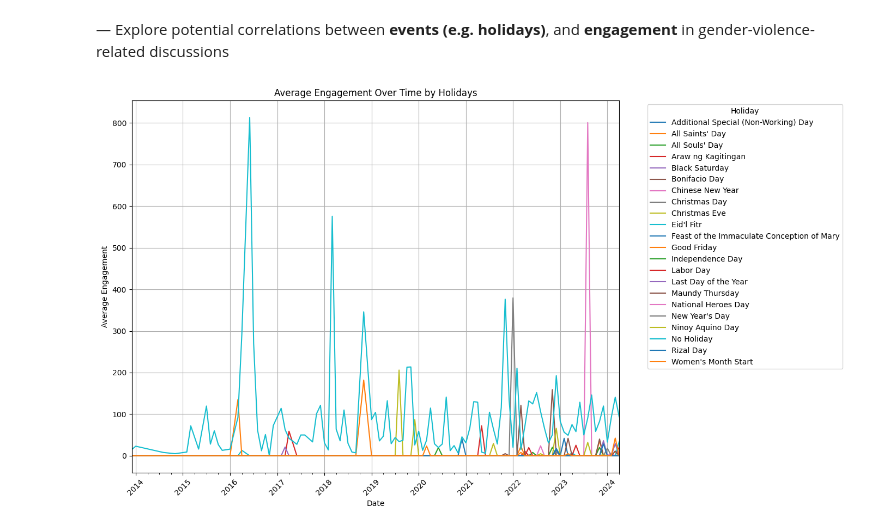
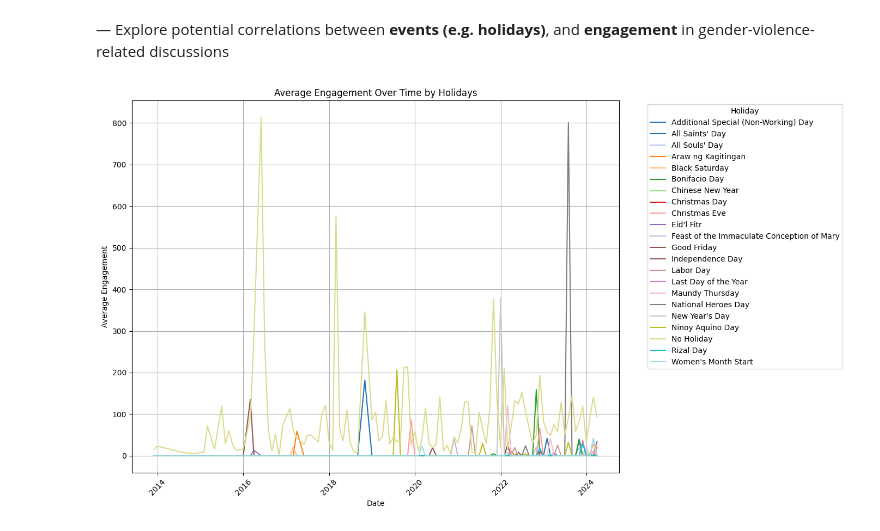
Before and after one commit to cessbub/cs132, a Jupyter notebook: src/Time Series Models.ipynb, the cells around one changed output. Cells and saved outputs as stored; diff of their text form; code cells hidden in the pictures.

```diff
--- a/src/Time Series Models.ipynb
+++ b/src/Time Series Models.ipynb
@@ -341,11 +345,24 @@ monthly_engagement_age_grouped = df.groupby(['year_month', 'age_group'])['engage
 
 age_group_engagement_pivot = monthly_engagement_age_grouped.pivot(index='year_month', columns='age_group', values='engagement').fillna(0)
 
-age_group_engagement_pivot.plot(kind='line', figsize=(14, 8))
+if isinstance(age_group_engagement_pivot.index, pd.PeriodIndex):
+    age_group_engagement_pivot.index = age_group_engagement_pivot.index.to_timestamp()
+
+num_age_groups = age_group_engagement_pivot.columns.size
+
+cmap = plt.colormaps.get_cmap('tab20')
+colors = [cmap(i / num_age_groups) for i in range(num_age_groups)]
+
+fig, ax = plt.subplots(figsize=(14, 8))
+for i, column in enumerate(age_group_engagement_pivot.columns):
+    ax.plot(age_group_engagement_pivot.index, age_group_engagement_pivot[column], label=column, color=colors[i])
+
 plt.title('Average Engagement Over Time by Age Group')
 plt.xlabel('Date')
 plt.ylabel('Average Engagement')
+
 plt.legend(title='Age Group', bbox_to_anchor=(1.05, 1), loc='upper left')
+
 plt.grid(True)
 plt.xticks(rotation=45)
 plt.tight_layout()
@@ -367,4 +384,6 @@ Unknown   -0.019218  0.015873 -0.021607  0.032251  0.138421  1.000000
 # %%
+df['gender'] = df['gender'].replace('unknown', 'Unknown')
+
 monthly_engagement_gender_filtered = df[df['gender'] != 'nan']
 
 monthly_engagement_gender_grouped = monthly_engagement_gender_filtered.groupby(['year_month', 'gender'])['engagement'].mean().reset_index()
@@ -412,17 +431,30 @@ holiday_engagement = merged_df.groupby(['year_month', 'Holiday'])['engagement'].
 # %%
 holiday_engagement_pivot = holiday_engagement.pivot(index='year_month', columns='Holiday', values='engagement').fillna(0)
 # %%
-holiday_engagement_pivot.plot(kind='line', figsize=(14, 8))
+if isinstance(holiday_engagement_pivot.index, pd.PeriodIndex):
+    holiday_engagement_pivot.index = holiday_engagement_pivot.index.to_timestamp()
+
+num_holidays = holiday_engagement_pivot.columns.size
+
+cmap = plt.colormaps.get_cmap('tab20')
+colors = [cmap(i / num_holidays) for i in range(num_holidays)]
+
+fig, ax = plt.subplots(figsize=(14, 8))
+for i, column in enumerate(holiday_engagement_pivot.columns):
+    ax.plot(holiday_engagement_pivot.index, holiday_engagement_pivot[column], label=column, color=colors[i])
+
 plt.title('Average Engagement Over Time by Holidays')
 plt.xlabel('Date')
 plt.ylabel('Average Engagement')
+
 plt.legend(title='Holiday', bbox_to_anchor=(1.05, 1), loc='upper left')
+
 plt.grid(True)
 plt.xticks(rotation=45)
 plt.tight_layout()
 plt.show()
 # %% [output]
-[figure, old version]
+[figure, new version]
 # %%
 correlation_matrix = holiday_engagement_pivot.corr()
 correlation_matrix
```
Also changed, not shown: parts of 8 cells of this notebook.
